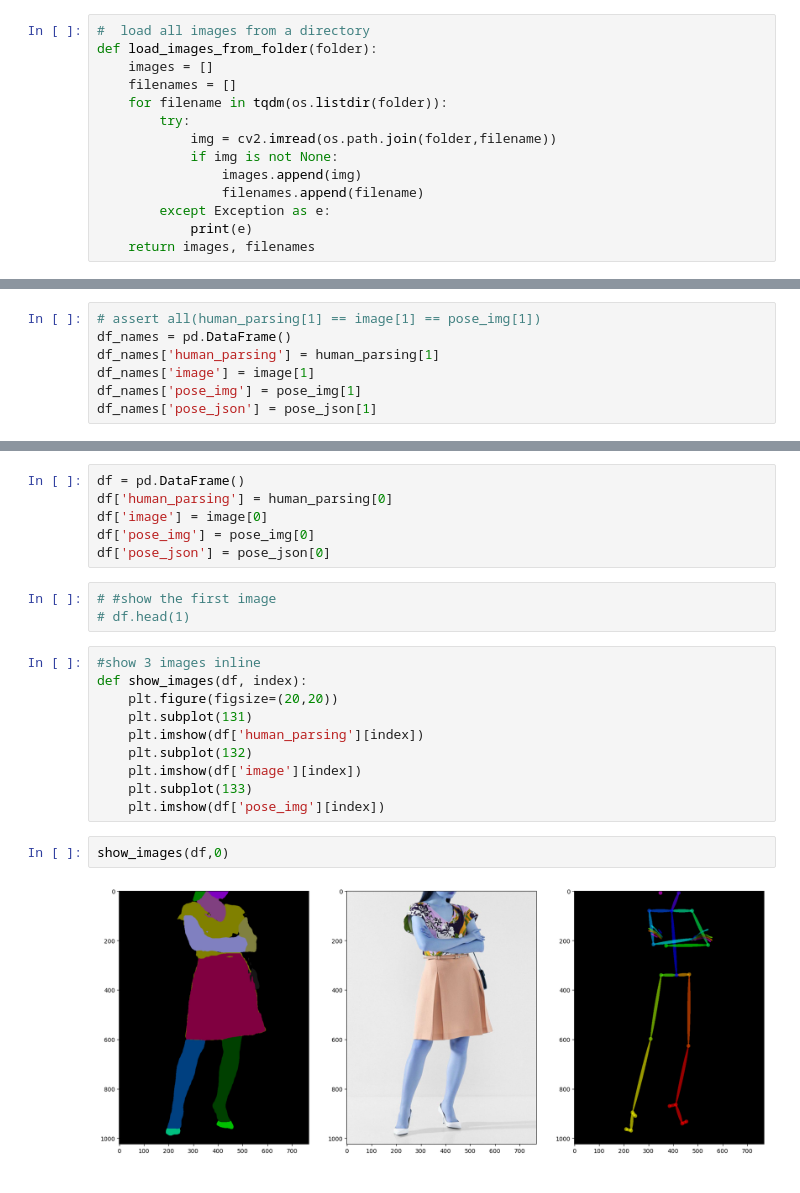
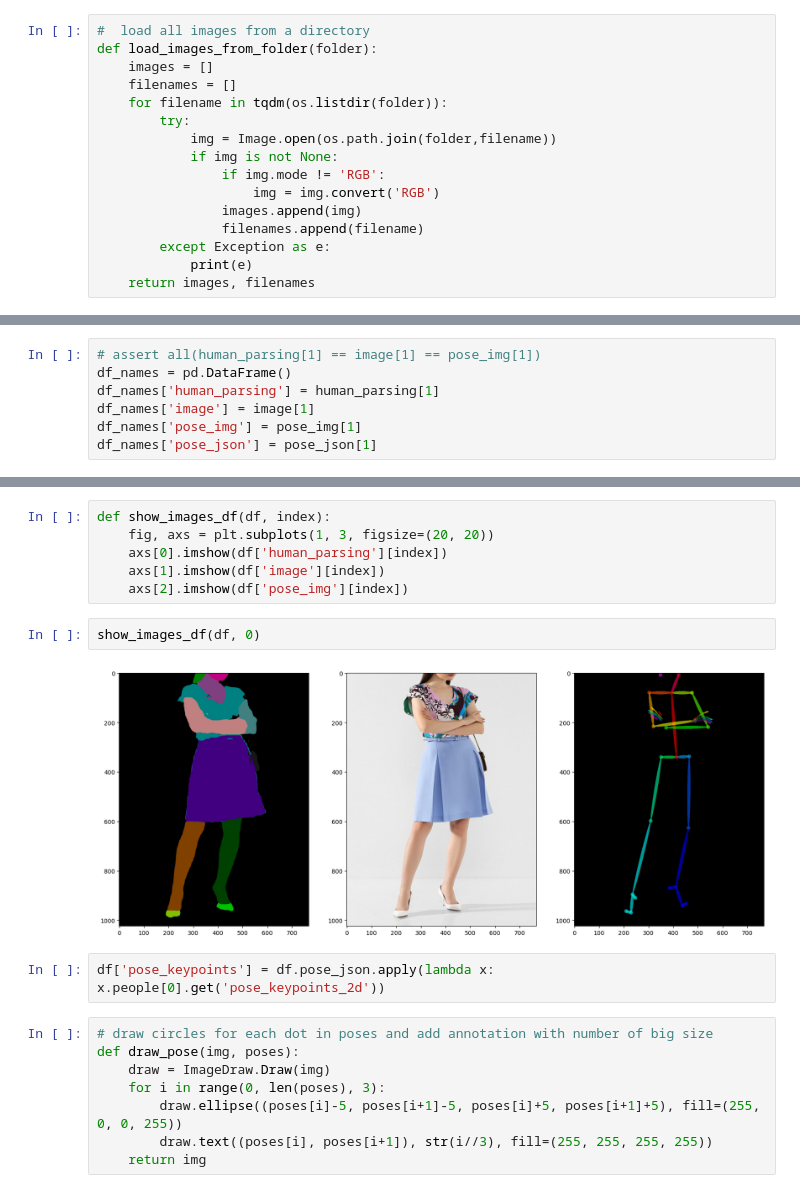
Before and after one commit to mShaldzhiyan/test_task_big, a Jupyter notebook: main.ipynb, the cells around one changed output, grey strips where cells are left out. Drawn from its saved outputs; the diff is of its cells as text.

```diff
--- a/main.ipynb
+++ b/main.ipynb
@@ -12,8 +13,10 @@ def load_images_from_folder(folder):
     filenames = []
     for filename in tqdm(os.listdir(folder)):
         try:
-            img = cv2.imread(os.path.join(folder,filename))
+            img = Image.open(os.path.join(folder,filename))
             if img is not None:
+                if img.mode != 'RGB':
+                    img = img.convert('RGB')
                 images.append(img)
                 filenames.append(filename)
         except Exception as e:
@@ -68,23 +59,20 @@ df_names
-# %%
-df = pd.DataFrame()
-df['human_parsing'] = human_parsing[0]
-df['image'] = image[0]
-df['pose_img'] = pose_img[0]
-df['pose_json'] = pose_json[0]
-# %%
-# #show the first image
-# df.head(1)
 # %%
-#show 3 images inline
-def show_images(df, index):
-    plt.figure(figsize=(20,20))
-    plt.subplot(131)
-    plt.imshow(df['human_parsing'][index])
-    plt.subplot(132)
-    plt.imshow(df['image'][index])
-    plt.subplot(133)
-    plt.imshow(df['pose_img'][index])
+def show_images_df(df, index):
+    fig, axs = plt.subplots(1, 3, figsize=(20, 20))
+    axs[0].imshow(df['human_parsing'][index])
+    axs[1].imshow(df['image'][index])
+    axs[2].imshow(df['pose_img'][index])
 # %%
-show_images(df,0)
+show_images_df(df, 0)
 # %% [output]
-[figure, old version]
+[figure, new version]
+# %%
+df['pose_keypoints'] = df.pose_json.apply(lambda x: x.people[0].get('pose_keypoints_2d'))
+# %%
+# draw circles for each dot in poses and add annotation with number of big size
+def draw_pose(img, poses):
+    draw = ImageDraw.Draw(img)
+    for i in range(0, len(poses), 3):
+        draw.ellipse((poses[i]-5, poses[i+1]-5, poses[i]+5, poses[i+1]+5), fill=(255, 0, 0, 255))
+        draw.text((poses[i], poses[i+1]), str(i//3), fill=(255, 255, 255, 255))
+    return img
```
Also changed, not shown: parts of 11 cells of this notebook, 1 other file.
